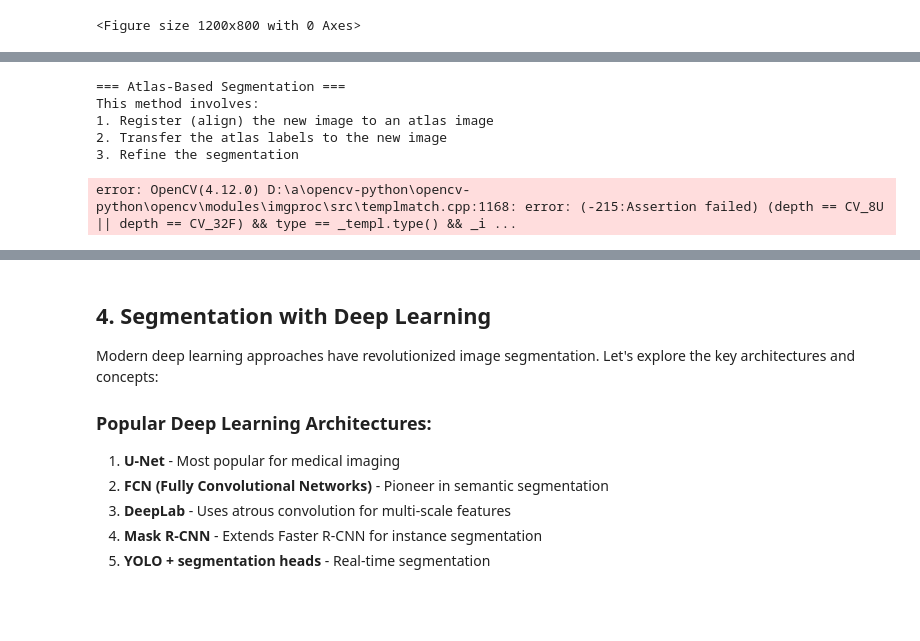
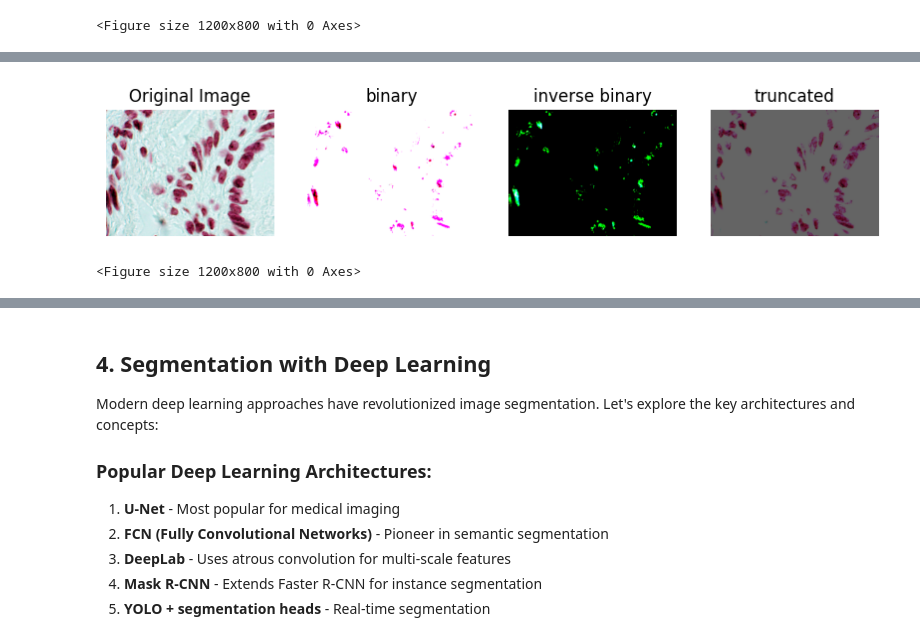
Before and after one commit to UBC-BIOMOD-Computational/Life-Science-Image-Analysis-Workshops-2025-2026, a Jupyter notebook: solutions/lab4_solution.ipynb, the cells around one changed output, grey strips where cells are left out. Saved outputs shown, nothing was run; the diff lists cells and outputs as text; code cells hidden in the pictures; blank space fills up the shorter version.

```diff
--- a/solutions/lab4_solution.ipynb
+++ b/solutions/lab4_solution.ipynb
@@ -160,58 +161,0 @@ show_original_image_against_new_image(curr_image, [thresh, thresh2, thresh3], ['
-# %%
-# Atlas-based segmentation example
-print("=== Atlas-Based Segmentation ===")
-print("This method involves:")
-print("1. Register (align) the new image to an atlas image")
-print("2. Transfer the atlas labels to the new image")
-print("3. Refine the segmentation")
-
-# Simple demonstration with template matching
-def atlas_based_demo(image):
-    """Simplified atlas-based segmentation demo"""
-    # Create a simple "atlas" template
-    template = np.zeros((40, 40), dtype=np.uint8)
-    cv2.circle(template, (20, 20), 15, 255, -1)
-
-    # Template matching (simplified registration)
-    result = cv2.matchTemplate(image, template, cv2.TM_CCOEFF_NORMED)
-
-    # Find locations where template matches well
-    threshold = 0.3
-    locations = np.where(result >= threshold)
-
-    # Create segmentation mask
-    mask = np.zeros_like(image)
-    for pt in zip(*locations[::-1]):
-        cv2.circle(mask, (pt[0] + 20, pt[1] + 20), 15, 255, -1)
-
-    return mask, result
-
-curr_image = images[2]
-atlas_mask, match_result = atlas_based_demo(curr_image)
-
-plt.figure(figsize=(15, 5))
-plt.subplot(1, 3, 1)
-plt.imshow(image, cmap='gray')
-plt.title('Original Image')
-plt.axis('off')
-
-plt.subplot(1, 3, 2)
-plt.imshow(match_result, cmap='hot')
-plt.title('Template Matching Result')
-plt.colorbar()
-plt.axis('off')
-
-plt.subplot(1, 3, 3)
-plt.imshow(atlas_mask, cmap='viridis')
-plt.title('Atlas-Based Segmentation')
-plt.axis('off')
-
-plt.tight_layout()
-plt.show()
-# %% [output]
-=== Atlas-Based Segmentation ===
-This method involves:
-1. Register (align) the new image to an atlas image
-2. Transfer the atlas labels to the new image
-3. Refine the segmentation
-error: OpenCV(4.12.0) D:\a\opencv-python\opencv-python\opencv\modules\imgproc\src\templmatch.cpp:1168: error: (-215:Assertion failed) (depth == CV_8U || depth == CV_32F) && type == _templ.type() && _i ...
@@ -290,0 +162,9 @@ if 'image' in locals():
+# %%
+threshold_value = 100
+ret, thresh3 = cv2.threshold(curr_image, threshold_value, 255, cv2.THRESH_TRUNC)
+
+show_original_image_against_new_image(curr_image, [thresh, thresh2, thresh3], ['binary', 'inverse binary', 'truncated'])
+#question: why don't you see anything?
+# %% [output]
+[figure, added]
+<Figure size 1200x800 with 0 Axes>
```
Also changed, not shown: parts of 9 cells of this notebook.
